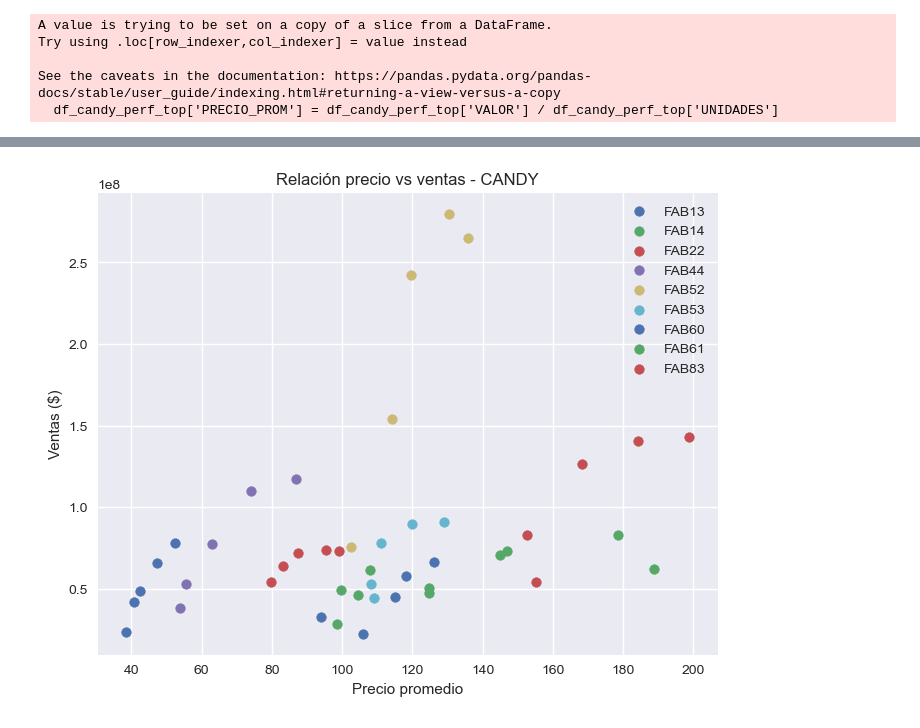
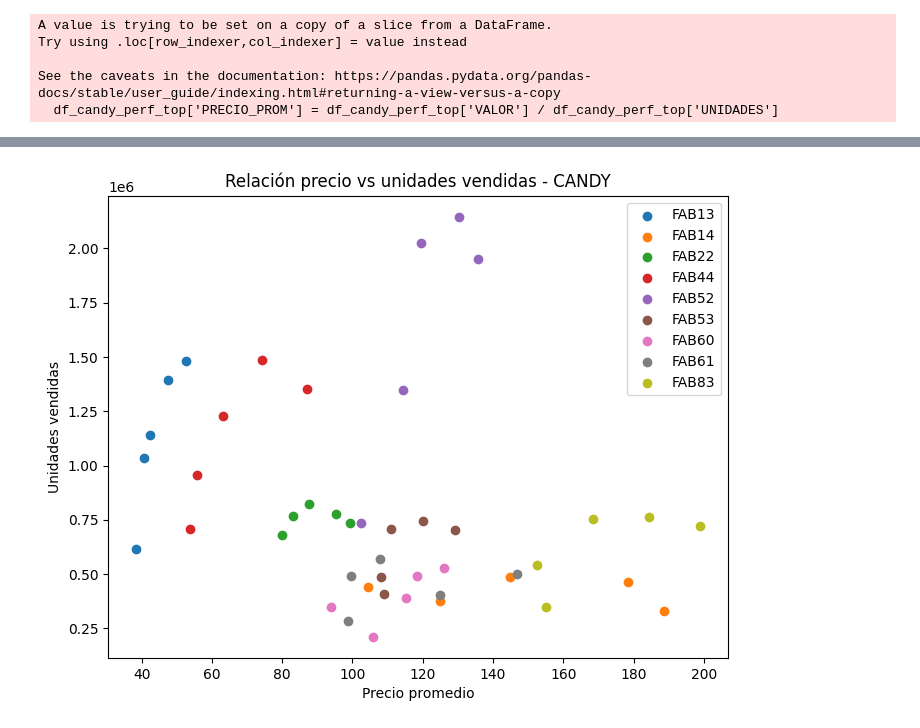
Before and after one commit to ViejoAgrio/Proyecto-1-Estad-stica, a Jupyter notebook: Projecto_1.ipynb, the cells around one changed output, grey strips where cells are left out. Saved outputs shown, nothing was run; the diff lists cells and outputs as text; code cells hidden in the pictures.

```diff
--- a/Projecto_1.ipynb
+++ b/Projecto_1.ipynb
@@ -31,5 +62,12 @@ Limpieza y merge de los datos
 # %%
-print("\n--- Analizando datos de ventas y mercado ---")
+import pandas as pd
+
+# Limpiar la columna VALOR
+df_sales['VALOR'] = (
+    df_sales['VALOR']
+    .replace(r'[\$,]', '', regex=True)
+    .astype(float)
+)
 
 # Agregar ventas por ID y año
 df_yearly = (
@@ -41,6 +79,20 @@ df_yearly = (
 # Pivotear la tabla para tener años como columnas
 df_pivot = df_yearly.pivot(index='ID', columns='ANIO', values='VALOR').reset_index()
 df_pivot.columns = [str(c) for c in df_pivot.columns]
+
+# Forzar que existan las columnas de 2020 a 2024 aunque falten
+for year in ['2020', '2021', '2022', '2023', '2024']:
+    if year not in df_pivot.columns:
+        df_pivot[year] = 0
+
+# Convertir a numérico por seguridad
+df_pivot[['2020', '2021', '2022', '2023', '2024']] = (
+    df_pivot[['2020', '2021', '2022', '2023', '2024']]
+    .apply(pd.to_numeric, errors='coerce')
+    .fillna(0)
+)
+
+# Unir con catálogo
 df_final = df_catalog.merge(df_pivot, on='ID', how='left').fillna(0)
 
 # Filtrar por la categoría 'CANDY'
@@ -178,14 +240,14 @@ plt.show()
 # %%
-# Gráfico de dispersión: precio promedio vs ventas por fabricante
+# Gráfico de dispersión: precio promedio vs unidades vendidas
 plt.figure(figsize=(8,6))
 for fab in df_candy_perf_top['FAB'].unique():
     subset = df_candy_perf_top[df_candy_perf_top['FAB'] == fab]
-    plt.scatter(subset['PRECIO_PROM'], subset['VALOR'], label=fab)
+    plt.scatter(subset['PRECIO_PROM'], subset['UNIDADES'], label=fab)
 
-plt.title("Relación precio vs ventas - CANDY")
+plt.title("Relación precio vs unidades vendidas - CANDY")
 plt.xlabel("Precio promedio")
-plt.ylabel("Ventas ($)")
+plt.ylabel("Unidades vendidas")
 plt.legend()
 plt.show()
 # %% [output]
-[figure, old version]
+[figure, new version]
```
Also changed, not shown: parts of 76 cells of this notebook, 2 other files.
